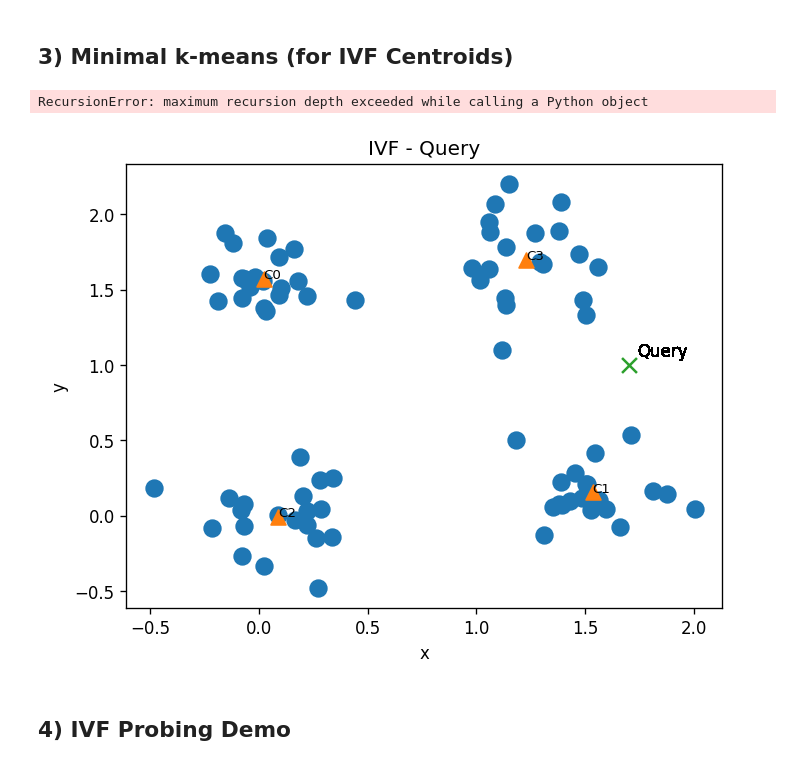
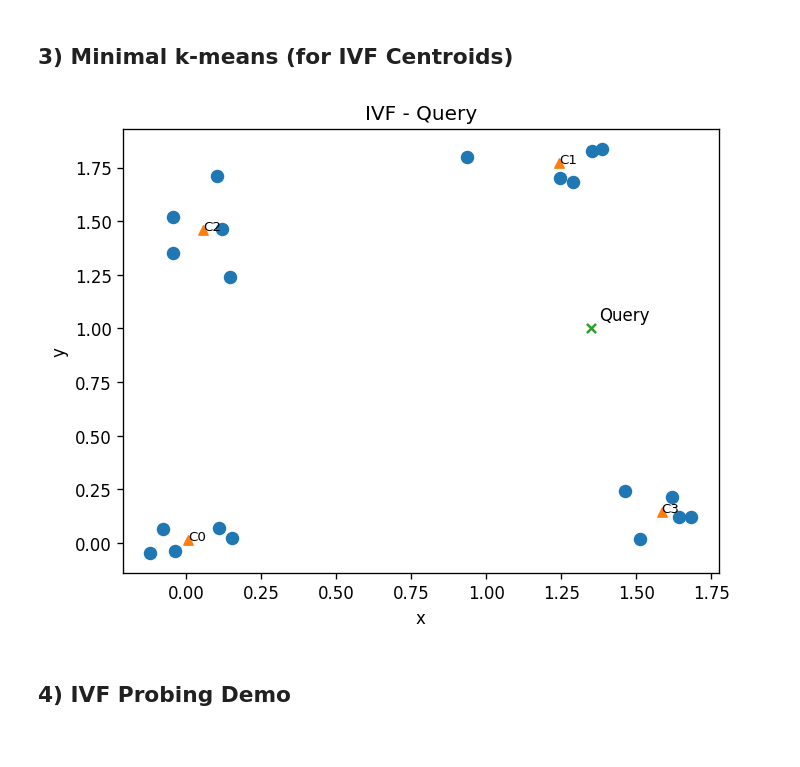
Before and after one commit to CNUClasses/471_code, a Jupyter notebook: week12/Vector_Search_Toy_Plots_kNN_IVF_HNSW.ipynb, the cells around one changed output. Cells and saved outputs as stored; diff of their text form; code cells hidden in the pictures.

```diff
--- a/week12/Vector_Search_Toy_Plots_kNN_IVF_HNSW.ipynb
+++ b/week12/Vector_Search_Toy_Plots_kNN_IVF_HNSW.ipynb
@@ -36,7 +36,7 @@ def make_clusters(centers, n_per=10, spread=0.25, seed=42):
     return X, labels
 
 centers = [(0,0), (1.5, 0.2), (1.2, 1.7), (0.0, 1.5)]
-X, y = make_clusters(centers, n_per=20, spread=0.22, seed=123)
+X, y = make_clusters(centers, n_per=5, spread=0.12, seed=123)
 
 plt.figure()
 plt.scatter(X[:,0], X[:,1], s=14)
@@ -133,39 +133,38 @@ def kmeans(X, n_clusters=6, iters=2, seed=0):
     C = X[init_idx].copy()
     for _ in range(iters):
         d2 = ((X[:,None,:] - C[None,:,:])**2).sum(axis=2)
         labels = d2.argmin(axis=1)
         newC = np.zeros_like(C)
         for k in range(n_clusters):
             pts = X[labels == k]
             if len(pts) > 0:
                 newC[k] = pts.mean(axis=0)
             else:
                 newC[k] = X[rng.integers(0, len(X))]
         if np.allclose(newC, C):
             C = newC
             break
         C = newC
     return C, labels
 
 nlist = 4
 C, list_labels = kmeans(X, n_clusters=nlist, iters=20, seed=7)
-q_ivf = np.array([1.7, 1.0])
+q_ivf = np.array([1.35, 1.0])
 plt.figure()
-plt.scatter(X[:,0], X[:,1], s=100)
-plt.scatter(C[:,0], C[:,1], marker="^", s=80)
+plt.scatter(X[:,0], X[:,1], s=50)
+plt.scatter(C[:,0], C[:,1], marker="^", s=30)
 for i,c in enumerate(C):
     plt.text(c[0], c[1], "C"+str(i), fontsize=8)
-plt.scatter(q_ivf[0], q_ivf[1], marker="x", s=80)
+plt.scatter(q_ivf[0], q_ivf[1], marker="x", s=30)
 plt.annotate("Query", xy=(q_ivf[0], q_ivf[1]), xytext=(5, 5), textcoords="offset points")
 plt.title(f"IVF - Centroids (nlist={nlist})")
 plt.title(f"IVF - Raw Data")
 plt.title(f"IVF - Build Clusters (n={nlist})")
 plt.title(f"IVF - Query")
 plt.xlabel("x"); plt.ylabel("y")
 plt.show()
 # %% [output]
-RecursionError: maximum recursion depth exceeded while calling a Python object
-[figure, old version]
+[figure, new version]
 # %% [markdown]
 
 ## 4) IVF Probing Demo
```
Also changed, not shown: parts of 2 cells of this notebook, 2 other files.
